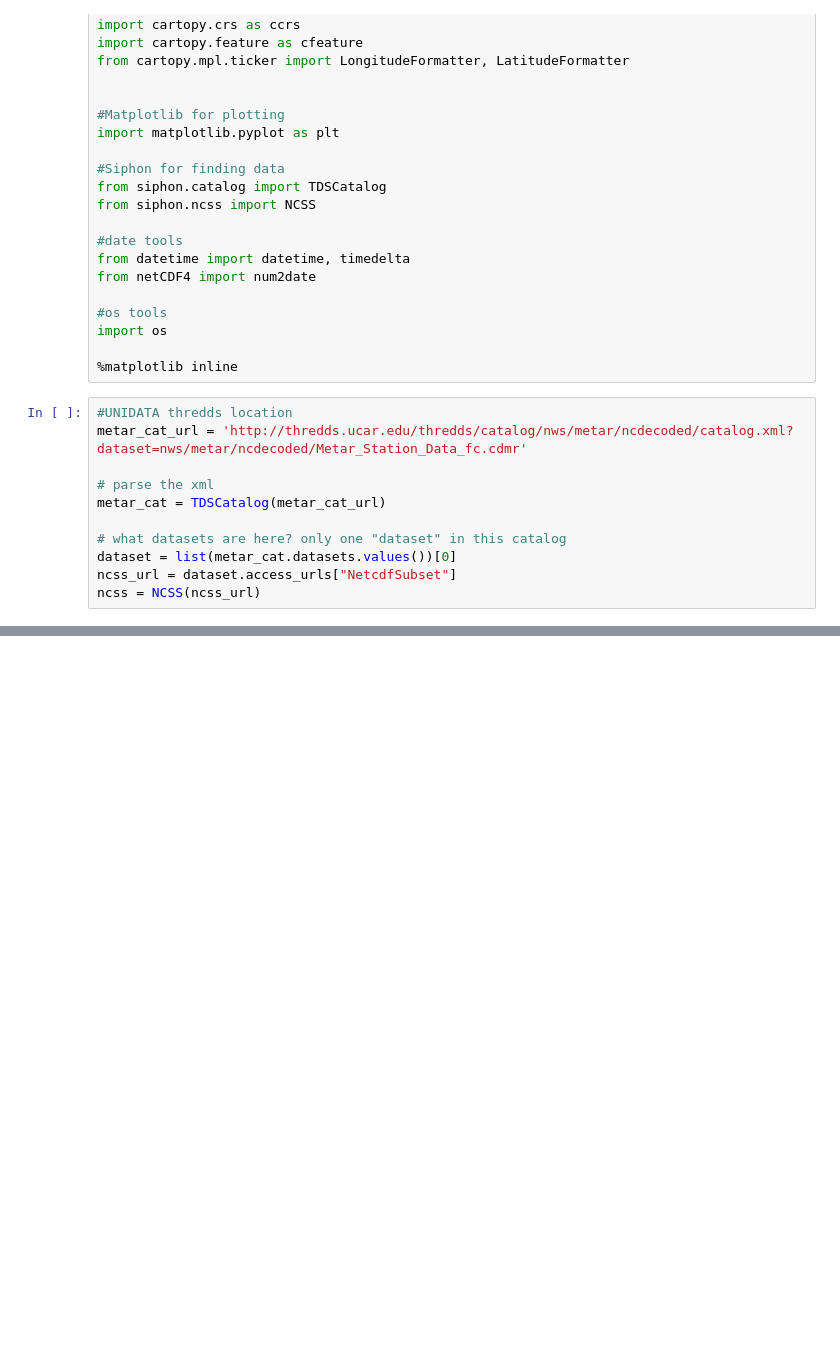
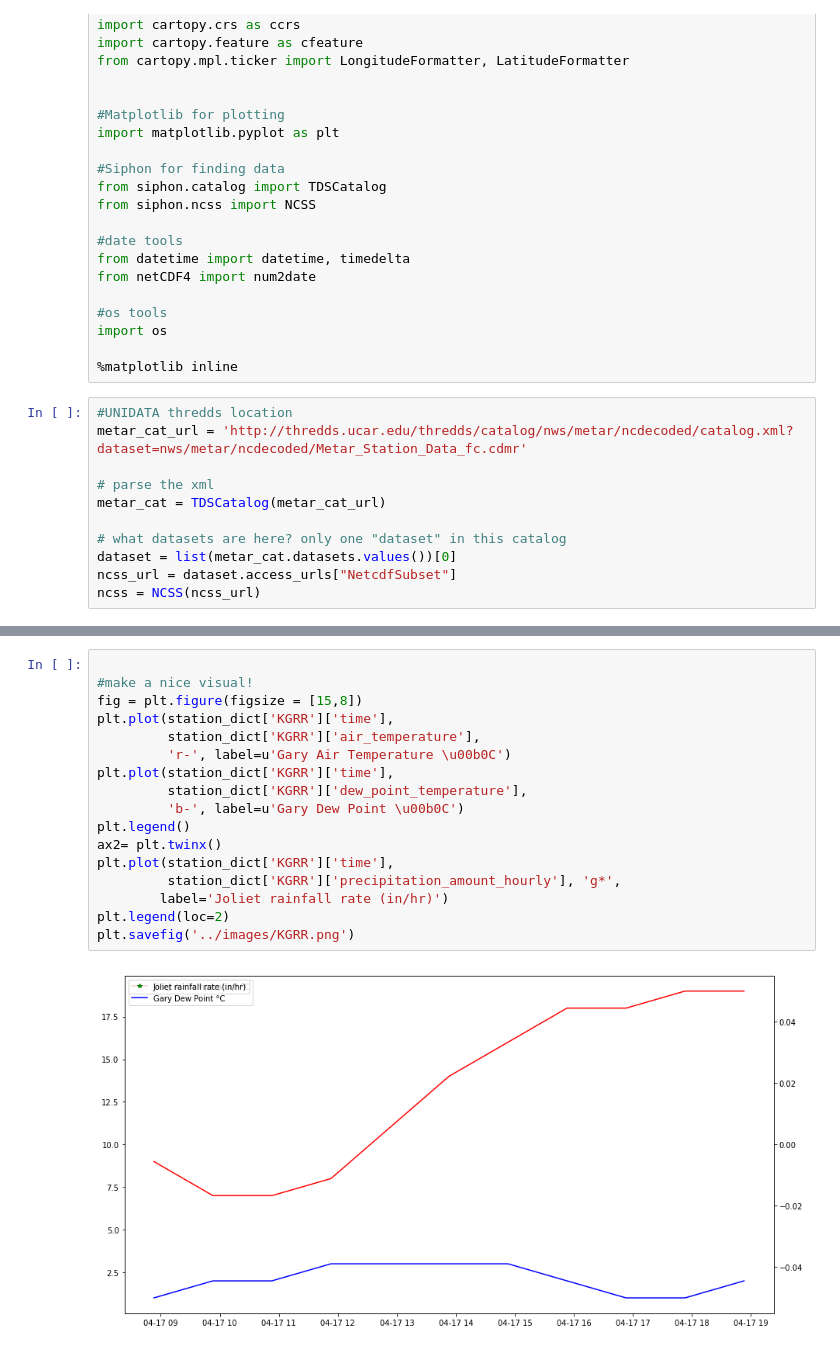
Before and after one commit to EVS-ATMOS/precip_change, a Jupyter notebook: notebooks/Save siphon station data.ipynb, the cells around one changed output, grey strips where cells are left out. Cells and saved outputs as stored; diff of their text form; blank space fills up the shorter version.

```diff
--- a/notebooks/Save siphon station data.ipynb
+++ b/notebooks/Save siphon station data.ipynb
@@ -139,3 +139,22 @@ plt.savefig('../images/KLOT.png')
+# %%
+
+#make a nice visual!
+fig = plt.figure(figsize = [15,8])
+plt.plot(station_dict['KGRR']['time'],
+         station_dict['KGRR']['air_temperature'],
+         'r-', label=u'Gary Air Temperature \u00b0C')
+plt.plot(station_dict['KGRR']['time'],
+         station_dict['KGRR']['dew_point_temperature'],
+         'b-', label=u'Gary Dew Point \u00b0C')
+plt.legend()
+ax2= plt.twinx()
+plt.plot(station_dict['KGRR']['time'],
+         station_dict['KGRR']['precipitation_amount_hourly'], 'g*',
+        label='Joliet rainfall rate (in/hr)')
+plt.legend(loc=2)
+plt.savefig('../images/KGRR.png')
+# %% [output]
+[figure, added]
 # %%
 #Where to save the data.. and create a header for each CSV file
 out_dir = '/Users/scollis/projects/precip_change/data/'
```
Also changed, not shown: parts of 5 cells of this notebook, 2 other files.
